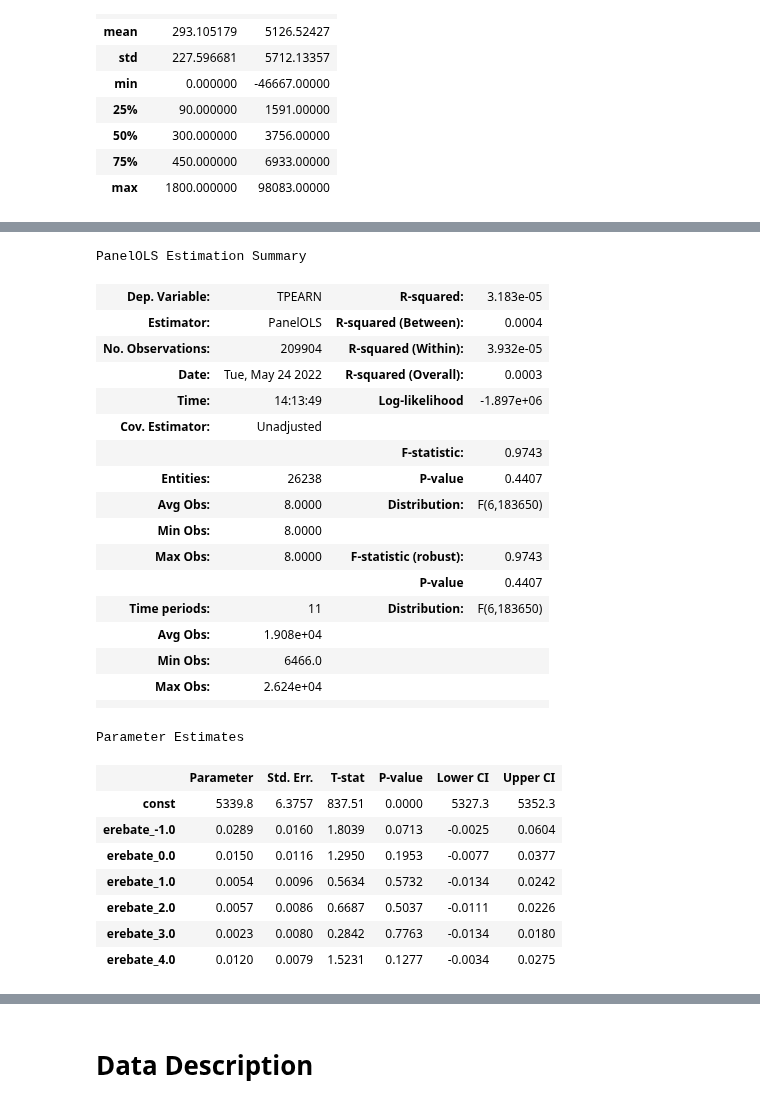
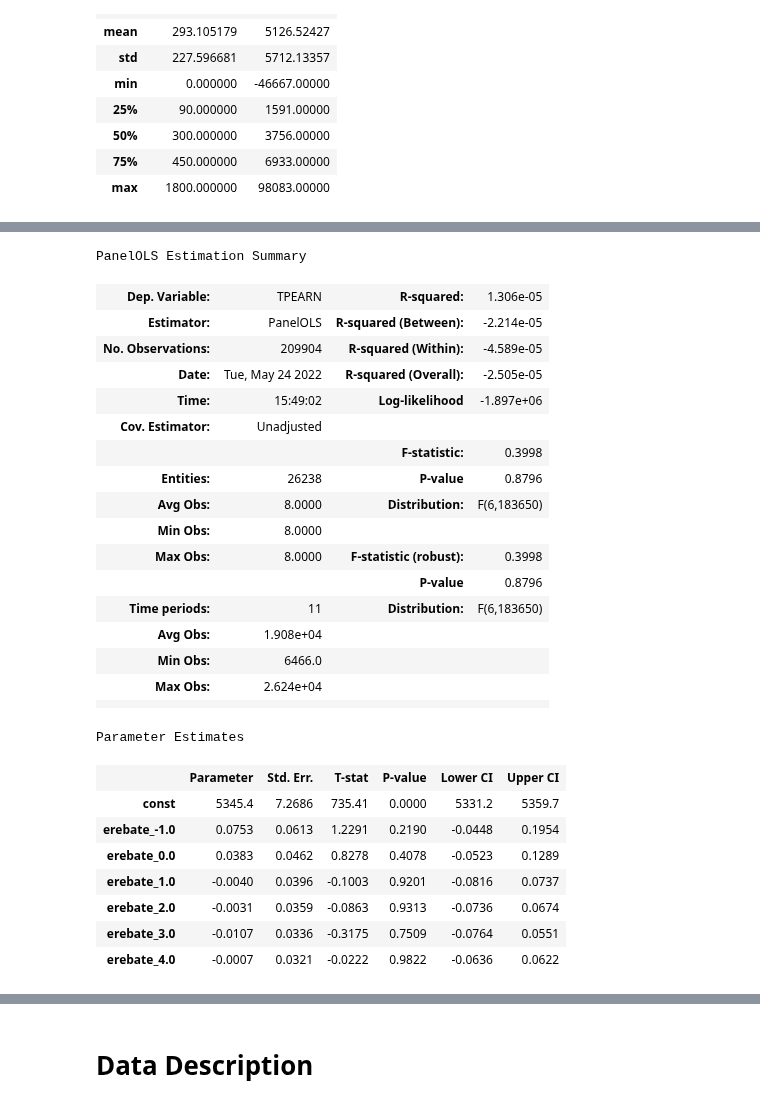
Before and after one commit to MaxDerWeber/MasterThesis, a Jupyter notebook: Data.ipynb, the cells around one changed output, grey strips where cells are left out. Drawn from its saved outputs; the diff is of its cells as text; code cells hidden in the pictures.

```diff
--- a/Data.ipynb
+++ b/Data.ipynb
@@ -351,7 +358,16 @@ houshold[['ERBATAMT', 'TFEARN']].describe()
 | max | 1800.000000 | 98083.00000 |
 # %%
 houshold = df.groupby(['SSUID', 'month_total'])[['SSUID', 'TPEARN', 'month_total', 'erbamth','erebate_-1.0',
-                                                'erebate_0.0', 'erebate_1.0','erebate_2.0', 'erebate_3.0', 'erebate_4.0', 'ERBATAMT']].sum()
+                                                'erebate_0.0', 'erebate_1.0','erebate_2.0', 'erebate_3.0', 'erebate_4.0', 'ERBATAMT']].agg({'month_total': 'first',
+                                                                                                                                                'TPEARN': 'sum',
+                                                                                                                                                'erbamth': 'first',
+                                                                                                                                                'erebate_-1.0': 'first',
+                                                                                                                                                'erebate_0.0': 'first',
+                                                                                                                                                 'erebate_1.0': 'first',
+                                                                                                                                                 'erebate_2.0': 'first',
+                                                                                                                                                 'erebate_3.0': 'first',
+                                                                                                                                                 'erebate_4.0': 'first',
+                                                                                                                                                 'ERBATAMT': 'first'})
 houshold[['ERBATAMT', 'TPEARN']].describe()
 # %% [output]
 |  | ERBATAMT | TPEARN |
@@ -379,38 +395,35 @@ houshold.loc[955958398688]
 # %%
-data = houshold#.reset_index().set_index(['SSUID','month_total'])
-exog_vars = ['erebate_-1.0', 'erebate_0.0', 'erebate_1.0','erebate_2.0', 'erebate_3.0', 'erebate_4.0']
-exog = sm.add_constant(data[exog_vars])
+exog_vars = houshold[['erebate_-1.0', 'erebate_0.0', 'erebate_1.0','erebate_2.0', 'erebate_3.0', 'erebate_4.0']].multiply(houshold['ERBATAMT'], axis = 'index')
+exog = sm.add_constant(exog_vars)
 
-
-exog = sm.add_constant(data[['erebate_-1.0', 'erebate_0.0', 'erebate_1.0','erebate_2.0', 'erebate_3.0', 'erebate_4.0']].multiply(data['ERBATAMT'], axis = 'index'))
-rslt = PanelOLS(data['TPEARN'], exog, entity_effects = True, time_effects = True, check_rank = False, drop_absorbed=True)
+rslt = PanelOLS(houshold['TPEARN'], exog, entity_effects = True, time_effects = True, check_rank = True, drop_absorbed=True)
 
 rslt.fit()
 # %% [output]
 PanelOLS Estimation Summary
-| Dep. Variable: | TPEARN | R-squared: | 3.183e-05 |
-| Estimator: | PanelOLS | R-squared (Between): | 0.0004 |
-| No. Observations: | 209904 | R-squared (Within): | 3.932e-05 |
-| Date: | Tue, May 24 2022 | R-squared (Overall): | 0.0003 |
-| Time: | 14:13:49 | Log-likelihood | -1.897e+06 |
+| Dep. Variable: | TPEARN | R-squared: | 1.306e-05 |
+| Estimator: | PanelOLS | R-squared (Between): | -2.214e-05 |
+| No. Observations: | 209904 | R-squared (Within): | -4.589e-05 |
+| Date: | Tue, May 24 2022 | R-squared (Overall): | -2.505e-05 |
+| Time: | 15:49:02 | Log-likelihood | -1.897e+06 |
 | Cov. Estimator: | Unadjusted |  |  |
-|  |  | F-statistic: | 0.9743 |
-| Entities: | 26238 | P-value | 0.4407 |
+|  |  | F-statistic: | 0.3998 |
+| Entities: | 26238 | P-value | 0.8796 |
 | Avg Obs: | 8.0000 | Distribution: | F(6,183650) |
 | Min Obs: | 8.0000 |  |  |
-| Max Obs: | 8.0000 | F-statistic (robust): | 0.9743 |
-|  |  | P-value | 0.4407 |
+| Max Obs: | 8.0000 | F-statistic (robust): | 0.3998 |
+|  |  | P-value | 0.8796 |
 | Time periods: | 11 | Distribution: | F(6,183650) |
 | Avg Obs: | 1.908e+04 |  |  |
 | Min Obs: | 6466.0 |  |  |
 | Max Obs: | 2.624e+04 |  |  |
 |  |  |  |  |
 Parameter Estimates
 |  | Parameter | Std. Err. | T-stat | P-value | Lower CI | Upper CI |
-| const | 5339.8 | 6.3757 | 837.51 | 0.0000 | 5327.3 | 5352.3 |
-| erebate_-1.0 | 0.0289 | 0.0160 | 1.8039 | 0.0713 | -0.0025 | 0.0604 |
-| erebate_0.0 | 0.0150 | 0.0116 | 1.2950 | 0.1953 | -0.0077 | 0.0377 |
-| erebate_1.0 | 0.0054 | 0.0096 | 0.5634 | 0.5732 | -0.0134 | 0.0242 |
-| erebate_2.0 | 0.0057 | 0.0086 | 0.6687 | 0.5037 | -0.0111 | 0.0226 |
-| erebate_3.0 | 0.0023 | 0.0080 | 0.2842 | 0.7763 | -0.0134 | 0.0180 |
-| erebate_4.0 | 0.0120 | 0.0079 | 1.5231 | 0.1277 | -0.0034 | 0.0275 |
+| const | 5345.4 | 7.2686 | 735.41 | 0.0000 | 5331.2 | 5359.7 |
+| erebate_-1.0 | 0.0753 | 0.0613 | 1.2291 | 0.2190 | -0.0448 | 0.1954 |
+| erebate_0.0 | 0.0383 | 0.0462 | 0.8278 | 0.4078 | -0.0523 | 0.1289 |
+| erebate_1.0 | -0.0040 | 0.0396 | -0.1003 | 0.9201 | -0.0816 | 0.0737 |
+| erebate_2.0 | -0.0031 | 0.0359 | -0.0863 | 0.9313 | -0.0736 | 0.0674 |
+| erebate_3.0 | -0.0107 | 0.0336 | -0.3175 | 0.7509 | -0.0764 | 0.0551 |
+| erebate_4.0 | -0.0007 | 0.0321 | -0.0222 | 0.9822 | -0.0636 | 0.0622 |
```
Also changed, not shown: parts of 8 cells of this notebook.
